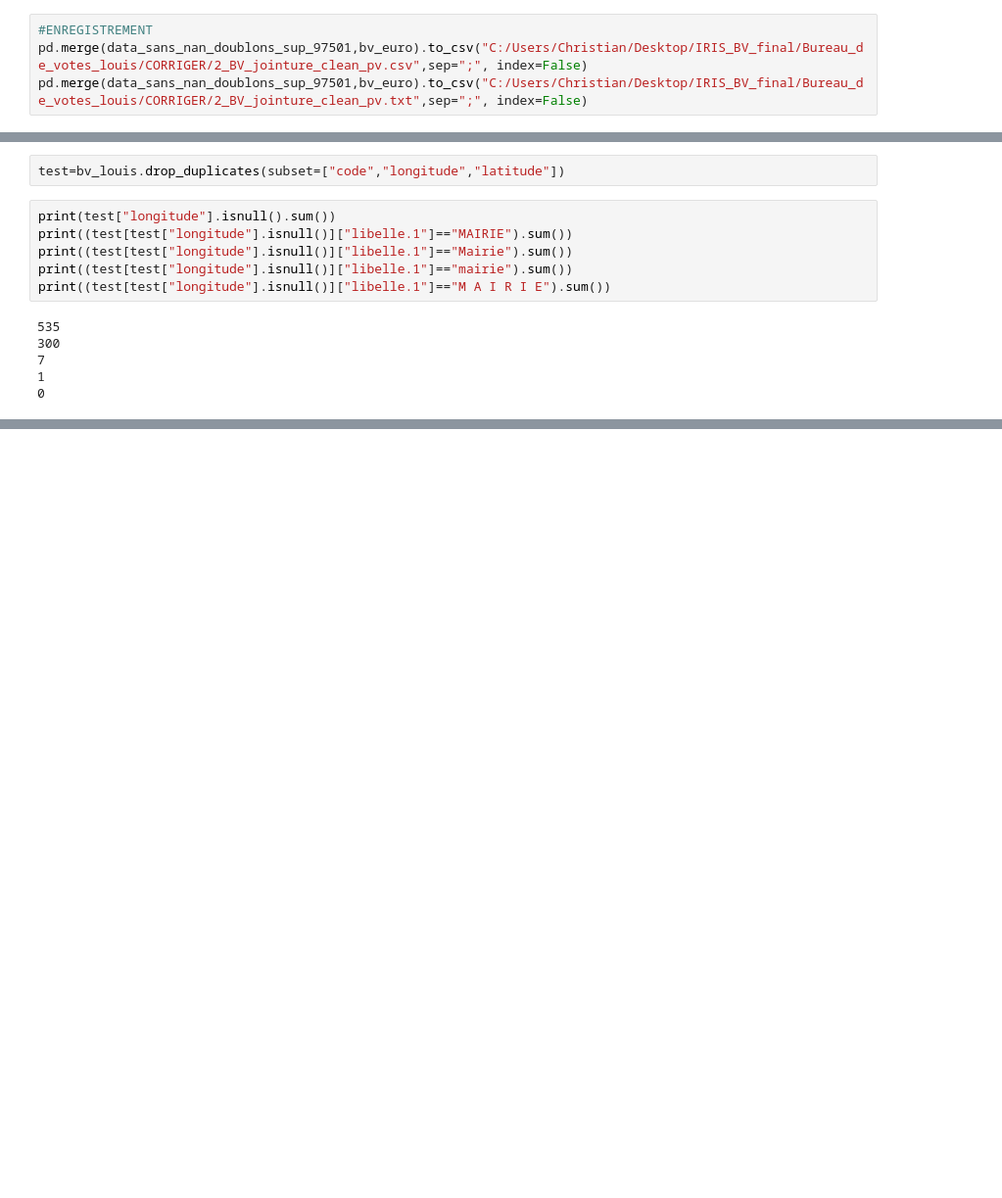
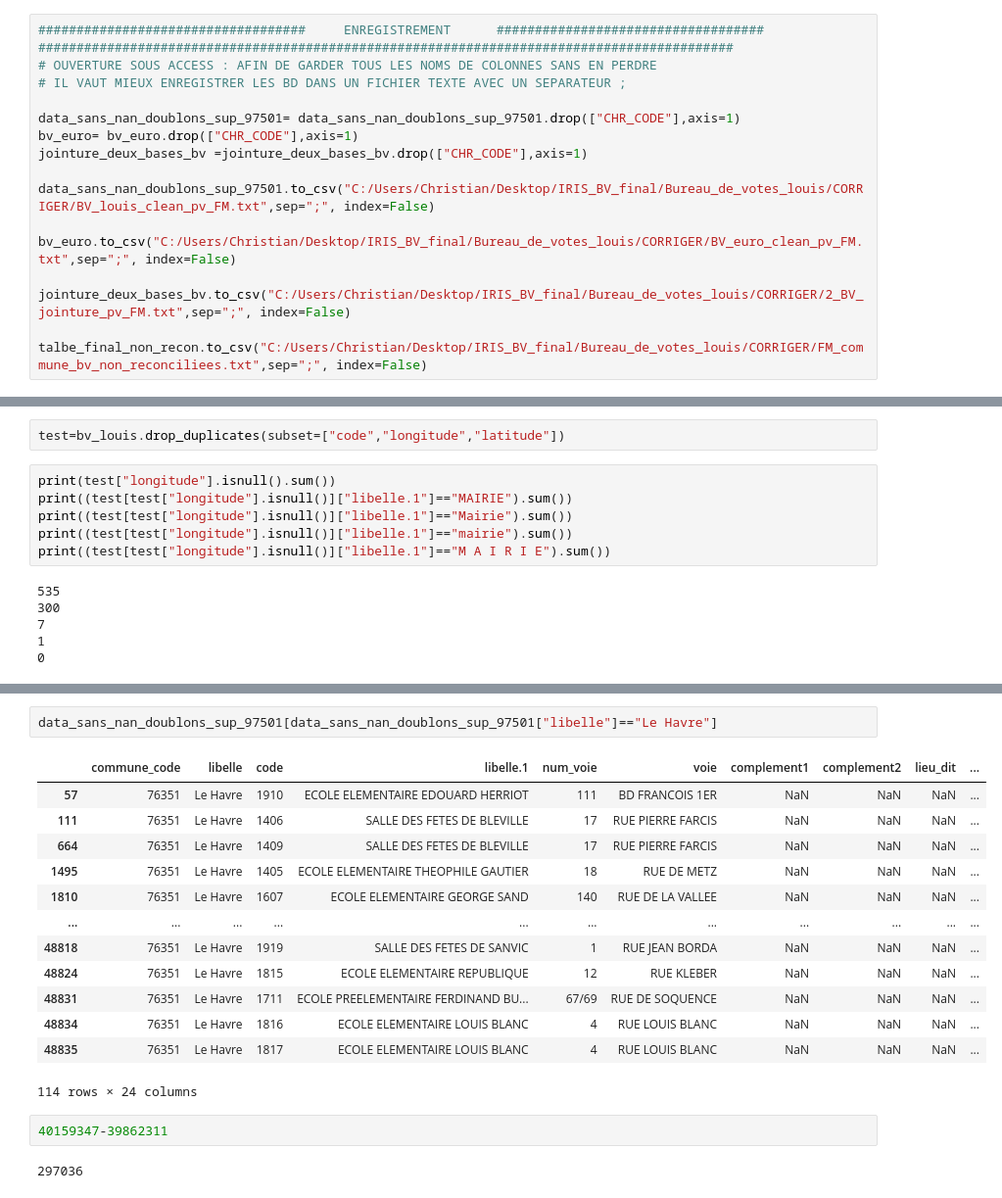
Before and after one commit to christian235711/IRIS_BV, a Jupyter notebook: BV_clean_31_08.ipynb, the cells around one changed output, grey strips where cells are left out. Shown at 98% size. Drawn from its saved outputs; the diff is of its cells as text; blank space fills up the shorter version.

```diff
--- a/BV_clean_31_08.ipynb
+++ b/BV_clean_31_08.ipynb
@@ -683,7 +871,20 @@ NORMALEMENT RIEN NE DOIT S'AFFICHER
 # %%
-#ENREGISTREMENT
-pd.merge(data_sans_nan_doublons_sup_97501,bv_euro).to_csv("C:/Users/Christian/Desktop/IRIS_BV_final/Bureau_de_votes_louis/CORRIGER/2_BV_jointure_clean_pv.csv",sep=";", index=False)
-pd.merge(data_sans_nan_doublons_sup_97501,bv_euro).to_csv("C:/Users/Christian/Desktop/IRIS_BV_final/Bureau_de_votes_louis/CORRIGER/2_BV_jointure_clean_pv.txt",sep=";", index=False)
+###################################     ENREGISTREMENT      ###################################
+###########################################################################################
+# OUVERTURE SOUS ACCESS : AFIN DE GARDER TOUS LES NOMS DE COLONNES SANS EN PERDRE
+# IL VAUT MIEUX ENREGISTRER LES BD DANS UN FICHIER TEXTE AVEC UN SEPARATEUR ;
+
+data_sans_nan_doublons_sup_97501= data_sans_nan_doublons_sup_97501.drop(["CHR_CODE"],axis=1)
+bv_euro= bv_euro.drop(["CHR_CODE"],axis=1)
+jointure_deux_bases_bv =jointure_deux_bases_bv.drop(["CHR_CODE"],axis=1)
+
+data_sans_nan_doublons_sup_97501.to_csv("C:/Users/Christian/Desktop/IRIS_BV_final/Bureau_de_votes_louis/CORRIGER/BV_louis_clean_pv_FM.txt",sep=";", index=False)
+
+bv_euro.to_csv("C:/Users/Christian/Desktop/IRIS_BV_final/Bureau_de_votes_louis/CORRIGER/BV_euro_clean_pv_FM.txt",sep=";", index=False)
+
+jointure_deux_bases_bv.to_csv("C:/Users/Christian/Desktop/IRIS_BV_final/Bureau_de_votes_louis/CORRIGER/2_BV_jointure_pv_FM.txt",sep=";", index=False)
+
+talbe_final_non_recon.to_csv("C:/Users/Christian/Desktop/IRIS_BV_final/Bureau_de_votes_louis/CORRIGER/FM_commune_bv_non_reconciliees.txt",sep=";", index=False)
 # %%
 #########################################################################################
 #                                     BROUILLON
@@ -965,0 +1022,20 @@ pd.merge(data_sans_nan_doublons_sup_97501,bv_euro[new_list_bv_euro])
+# %%
+data_sans_nan_doublons_sup_97501[data_sans_nan_doublons_sup_97501["libelle"]=="Le Havre"]
+# %% [output]
+|  | commune_code | libelle | code | libelle.1 | num_voie | voie | complement1 | complement2 | lieu_dit | ... |
+| 57 | 76351 | Le Havre | 1910 | ECOLE ELEMENTAIRE EDOUARD HERRIOT | 111 | BD FRANCOIS 1ER | NaN | NaN | NaN | ... |
+| 111 | 76351 | Le Havre | 1406 | SALLE DES FETES DE BLEVILLE | 17 | RUE PIERRE FARCIS | NaN | NaN | NaN | ... |
+| 664 | 76351 | Le Havre | 1409 | SALLE DES FETES DE BLEVILLE | 17 | RUE PIERRE FARCIS | NaN | NaN | NaN | ... |
+| 1495 | 76351 | Le Havre | 1405 | ECOLE ELEMENTAIRE THEOPHILE GAUTIER | 18 | RUE DE METZ | NaN | NaN | NaN | ... |
+| 1810 | 76351 | Le Havre | 1607 | ECOLE ELEMENTAIRE GEORGE SAND | 140 | RUE DE LA VALLEE | NaN | NaN | NaN | ... |
+| ... | ... | ... | ... | ... | ... | ... | ... | ... | ... | ... |
+| 48818 | 76351 | Le Havre | 1919 | SALLE DES FETES DE SANVIC | 1 | RUE JEAN BORDA | NaN | NaN | NaN | ... |
+| 48824 | 76351 | Le Havre | 1815 | ECOLE ELEMENTAIRE REPUBLIQUE | 12 | RUE KLEBER | NaN | NaN | NaN | ... |
+| 48831 | 76351 | Le Havre | 1711 | ECOLE PREELEMENTAIRE FERDINAND BU... | 67/69 | RUE DE SOQUENCE | NaN | NaN | NaN | ... |
+| 48834 | 76351 | Le Havre | 1816 | ECOLE ELEMENTAIRE LOUIS BLANC | 4 | RUE LOUIS BLANC | NaN | NaN | NaN | ... |
+| 48835 | 76351 | Le Havre | 1817 | ECOLE ELEMENTAIRE LOUIS BLANC | 4 | RUE LOUIS BLANC | NaN | NaN | NaN | ... |
+114 rows × 24 columns
+# %%
+40159347-39862311
+# %% [output]
+297036
```
Also changed, not shown: parts of 87 cells of this notebook.
